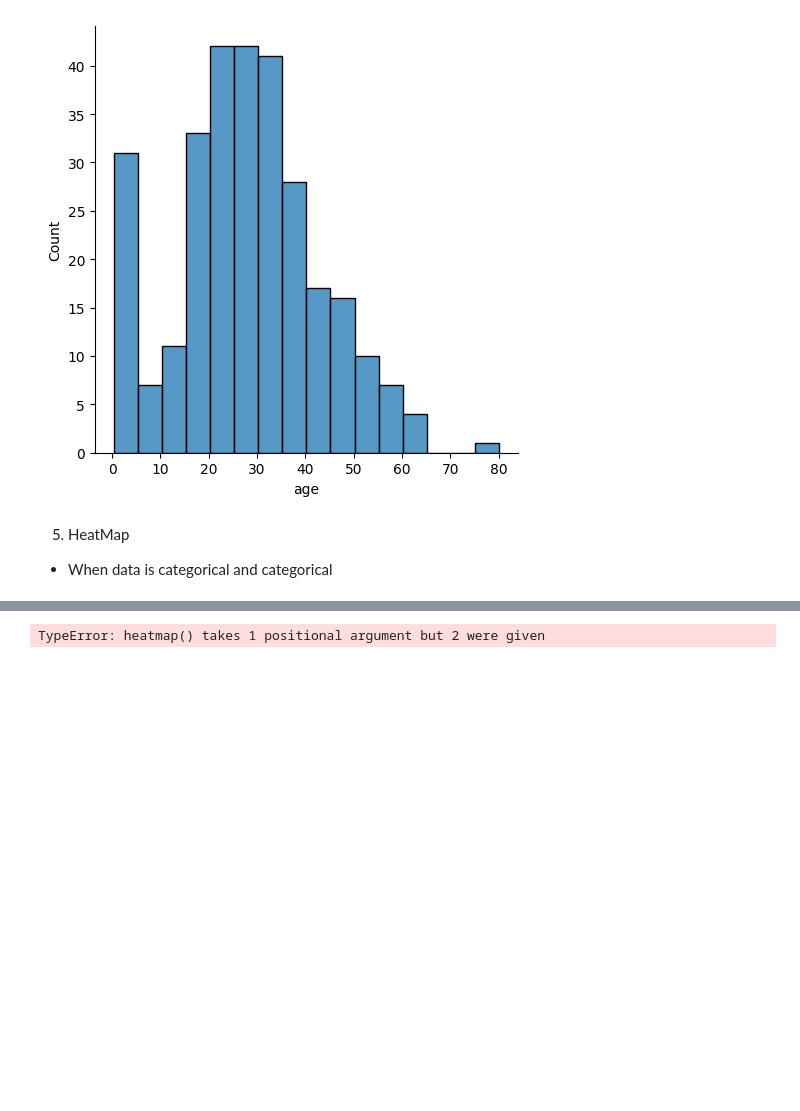
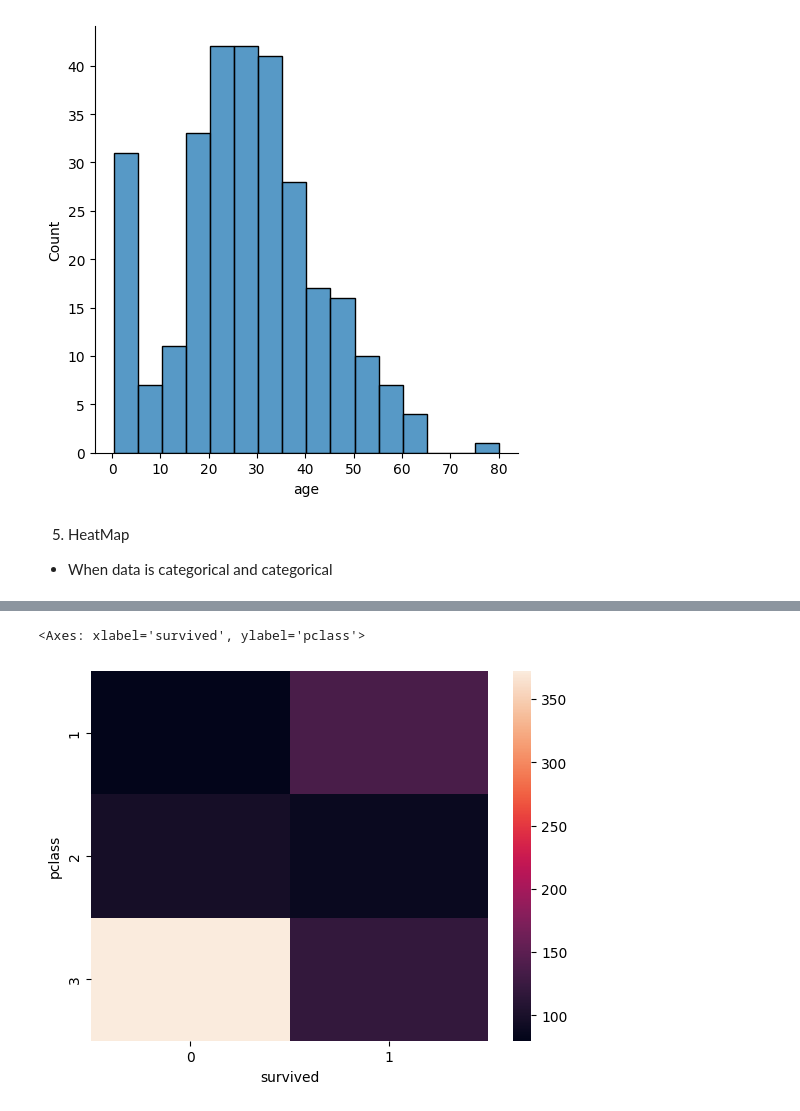
Before and after one commit to DkunalS/Machine-Learning-CampusX, a Jupyter notebook: Day21/Day21_EDA_Bivariate_Analysis.ipynb, the cells around one changed output, grey strips where cells are left out. Drawn from its saved outputs; the diff is of its cells as text; code cells hidden in the pictures; blank space fills up the shorter version.

```diff
--- a/Day21/Day21_EDA_Bivariate_Analysis.ipynb
+++ b/Day21/Day21_EDA_Bivariate_Analysis.ipynb
@@ -96,4 +101,5 @@ sns.displot(titanic[titanic['survived']== 1]['age'])
 # %%
-sns.heatmap(titanic.pclass, titanic.survived)
+sns.heatmap(pd.crosstab(titanic['pclass'], titanic['survived']))
 # %% [output]
-TypeError: heatmap() takes 1 positional argument but 2 were given
+<Axes: xlabel='survived', ylabel='pclass'>
+[figure, added]
```
Also changed, not shown: parts of 1 cell of this notebook.
